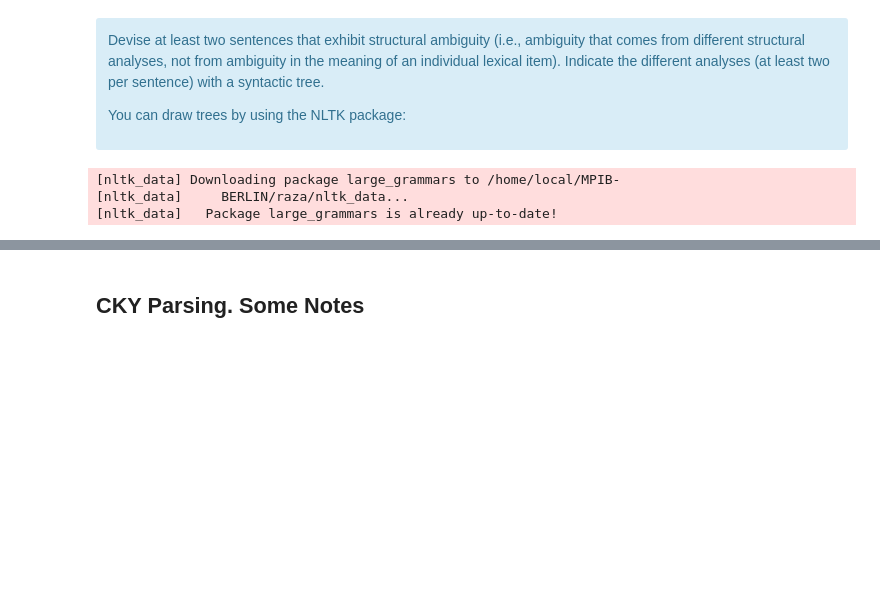
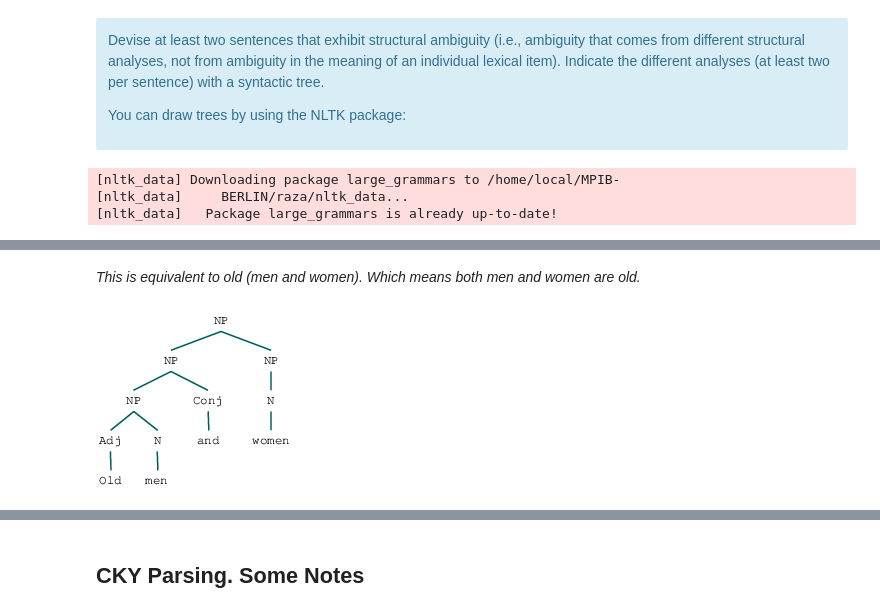
Before and after one commit to razaali0123/NLP_Projects, a Jupyter notebook: anlp2020-assignment4.ipynb, the cells around one changed output, grey strips where cells are left out. Drawn from its saved outputs; the diff is of its cells as text; code cells hidden in the pictures; blank space fills up the shorter version.

```diff
--- a/anlp2020-assignment4.ipynb
+++ b/anlp2020-assignment4.ipynb
@@ -41,0 +59,7 @@ Tree.fromstring('(S (NP (She)) (VP (ran)))')
+# %% [markdown]
+*This is equivalent to old (men and women). Which means both men and women are old.*
+# %%
+s3 = "(NP (NP (NP (Adj Old) (N men)) (Conj and)) (NP (N women)))"
+Tree.fromstring(s3)
+# %% [output]
+[figure, added]
```
Also changed, not shown: parts of 56 cells of this notebook.
